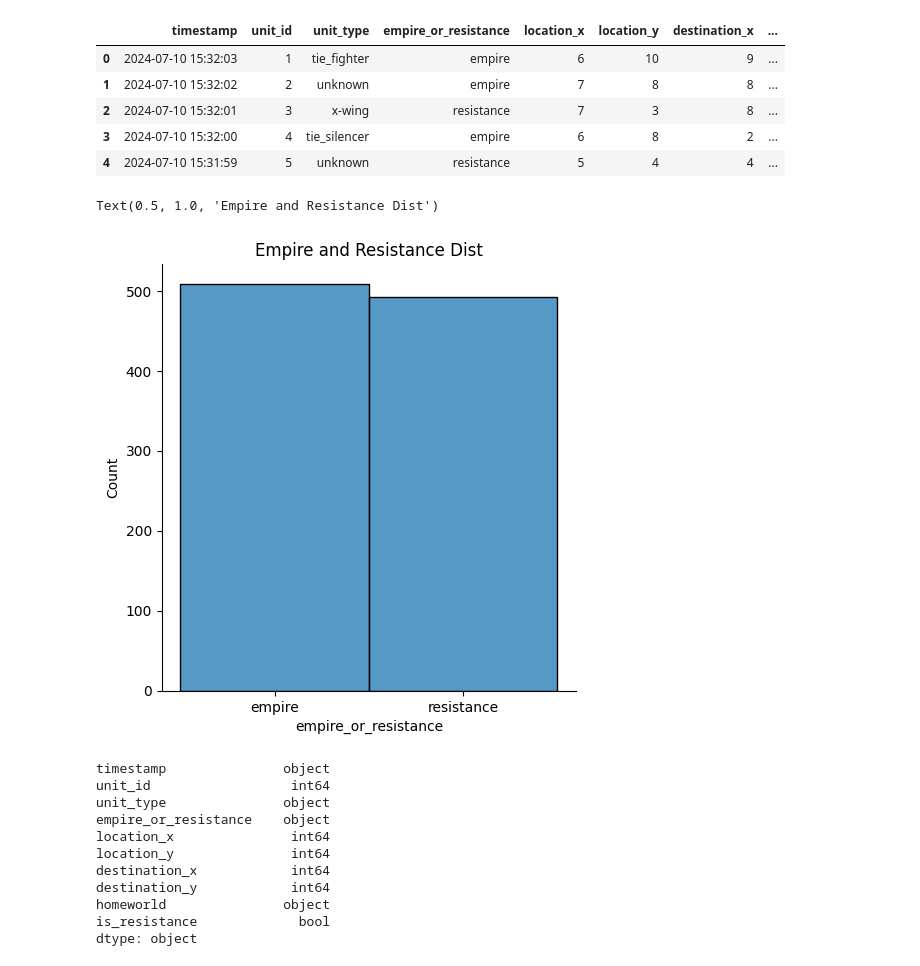
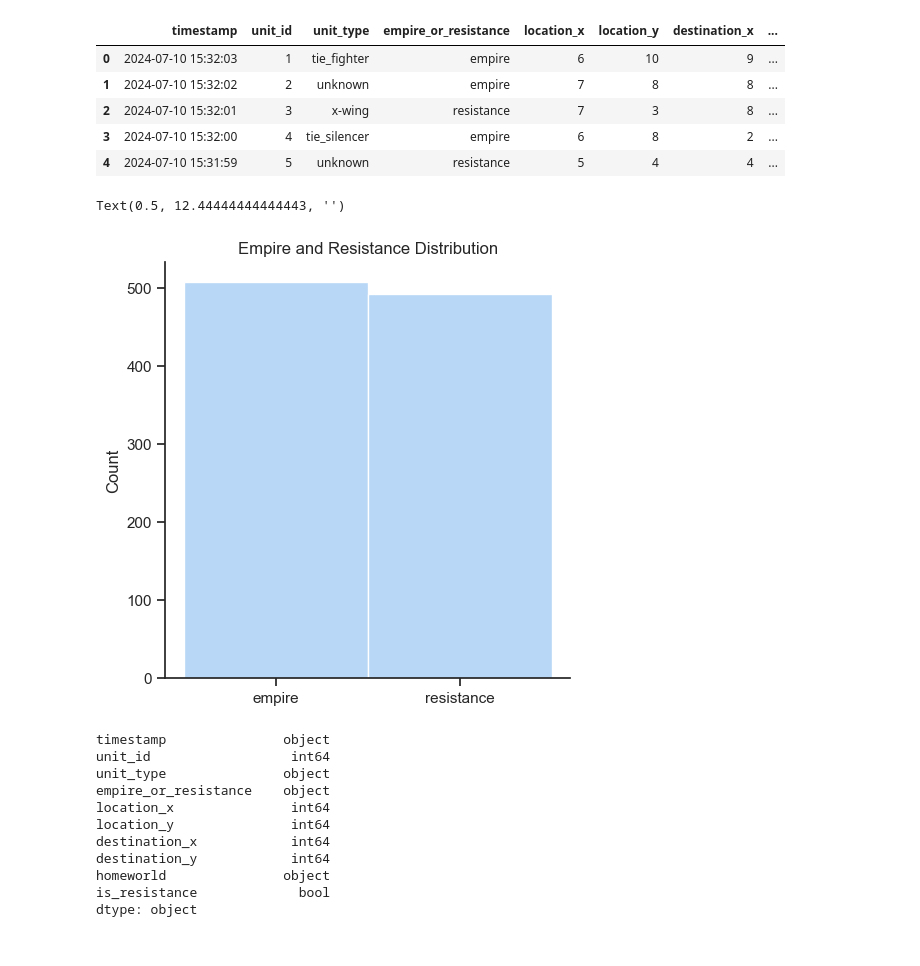
Before and after one commit to mpixton2/swapi3, a Jupyter notebook: script.ipynb, the cells around one changed output. Cells and saved outputs as stored; diff of their text form; code cells hidden in the pictures.

```diff
--- a/script.ipynb
+++ b/script.ipynb
@@ -57,13 +57,15 @@ df.head()
 | 2 | 2024-07-10 15:32:01 | 3 | x-wing | resistance | 7 | 3 | 8 | ... |
 | 3 | 2024-07-10 15:32:00 | 4 | tie_silencer | empire | 6 | 8 | 2 | ... |
 | 4 | 2024-07-10 15:31:59 | 5 | unknown | resistance | 5 | 4 | 4 | ... |
-# %%
-sns.displot(x="empire_or_resistance", data=df)
-# sns.set_theme("ggplot")
-plt.pyplot.title("Empire and Resistance Dist")
-# %% [output]
-Text(0.5, 1.0, 'Empire and Resistance Dist')
-[figure, removed]
+# %%
+custom_params = {"axes.spines.right": False, "axes.spines.top": False}
+sns.set_theme(style="ticks", palette="pastel", rc=custom_params)
+sns.displot(x="empire_or_resistance", data=df )
+plt.pyplot.title("Empire and Resistance Distribution")
+plt.pyplot.xlabel("")
+# %% [output]
+Text(0.5, 12.44444444444443, '')
+[figure, added]
 # %%
 df.dtypes
 # %% [output]
```
Also changed, not shown: parts of 2 cells of this notebook, 1 other file.
